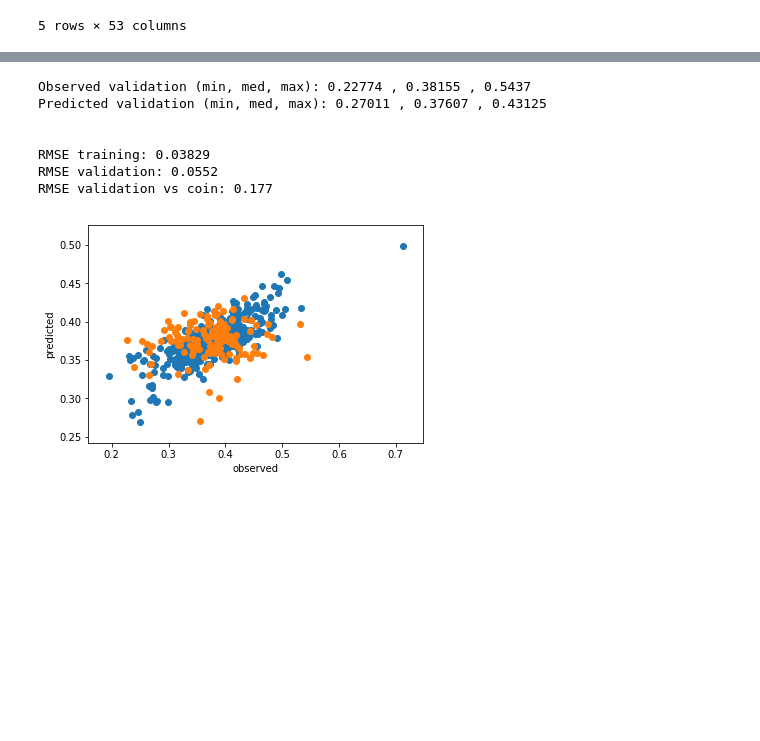
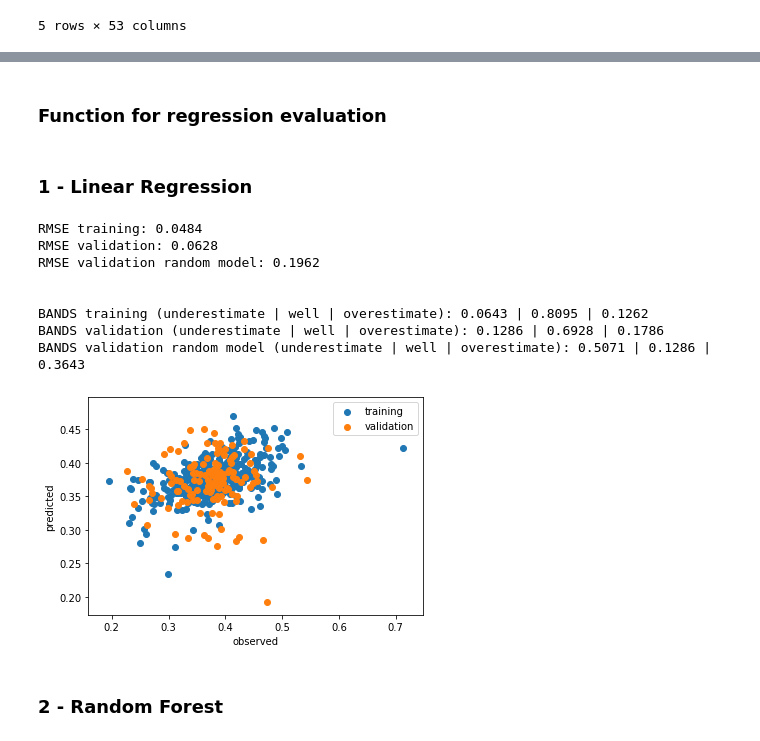
Before and after one commit to lucasbruscato/Master, a Jupyter notebook: 3_model/03_02_model_training.ipynb, the cells around one changed output, grey strips where cells are left out. Drawn from its saved outputs; the diff is of its cells as text; code cells hidden in the pictures; blank space fills up the shorter version.

```diff
--- a/3_model/03_02_model_training.ipynb
+++ b/3_model/03_02_model_training.ipynb
@@ -99,17 +42,0 @@ The End - 2019-07-30 18:51:57.823131
-# %%
-def regression_evaluation(Y_training, y_training_pred, Y_validation, y_validation_pred):
-    coin_simulation = np.random.randint(int(np.quantile(Y_training, 0)*10), int(np.quantile(Y_training, 1)*10), size=len(Y_validation)) * 0.1
-
-    print("Observed validation (min, med, max): " + str(np.round(np.min(Y_validation), 5)) + " , " + str(np.round(np.median(Y_validation), 5)) + " , " + str(np.round(np.max(Y_validation), 5)) + "\n" +
-          "Predicted validation (min, med, max): " + str(np.round(np.min(y_validation_pred), 5)) + " , " + str(np.round(np.median(y_validation_pred), 5)) + " , " + str(np.round(np.max(y_validation_pred), 5)))
-
-    print("\n")
-
-    print("RMSE training: " + str(np.round(np.sqrt(mean_squared_error(Y_training, y_training_pred)), 5)) + "\n" +
-          "RMSE validation: " + str(np.round(np.sqrt(mean_squared_error(Y_validation, y_validation_pred)), 5)) + "\n" +
-          "RMSE validation vs coin: " + str(np.round(np.sqrt(mean_squared_error(Y_validation, coin_simulation)), 5)))
-
-    plt.ylabel("predicted")
-    plt.xlabel("observed")
-    plt.scatter(Y_training, y_training_pred)
-    plt.scatter(Y_validation, y_validation_pred)
@@ -133,6 +42,0 @@ Y_validation = array[:, 0]
-# %%
-model = LinearRegression()
-model.fit(X_training, Y_training)
-
-y_training_pred = model.predict(X_training)
-y_validation_pred = model.predict(X_validation)
@@ -159,3 +71,5 @@ array = validation_dataset.values
 
 X_validation = array[:, 1:]
 Y_validation = array[:, 0]
+# %% [markdown]
+### Function for regression evaluation
@@ -162,21 +109,25 @@ Y_validation = array[:, 0]
+# %% [markdown]
+### 1 - Linear Regression
 # %%
-model = GradientBoostingRegressor(n_estimators=1000,
-                                  learning_rate=0.01,
-                                  min_samples_leaf=0.01,
-                                  max_depth=2,
-                                  random_state=7)
-model.fit(X_training, Y_training)
+linear_regression_model = LinearRegression()
+linear_regression_model.fit(X_training, Y_training)
 
-y_training_pred = model.predict(X_training)
-y_validation_pred = model.predict(X_validation)
+y_training_pred = linear_regression_model.predict(X_training)
+y_validation_pred = linear_regression_model.predict(X_validation)
 # %%
-regression_evaluation(Y_training, y_training_pred, Y_validation, y_validation_pred)
+regression_evaluation(Y_training,
+                      y_training_pred,
+                      Y_validation,
+                      y_validation_pred)
 # %% [output]
-Observed validation (min, med, max): 0.22774 , 0.38155 , 0.5437
-Predicted validation (min, med, max): 0.27011 , 0.37607 , 0.43125
+RMSE training: 0.0484
+RMSE validation: 0.0628
+RMSE validation random model: 0.1962
 
 
-RMSE training: 0.03829
-RMSE validation: 0.0552
-RMSE validation vs coin: 0.177
+BANDS training (underestimate | well | overestimate): 0.0643 | 0.8095 | 0.1262
+BANDS validation (underestimate | well | overestimate): 0.1286 | 0.6928 | 0.1786
+BANDS validation random model (underestimate | well | overestimate): 0.5071 | 0.1286 | 0.3643
-[figure, old version]
+[figure, new version]
+# %% [markdown]
+### 2 - Random Forest
```
Also changed, not shown: parts of 19 cells of this notebook, 1 other file.
